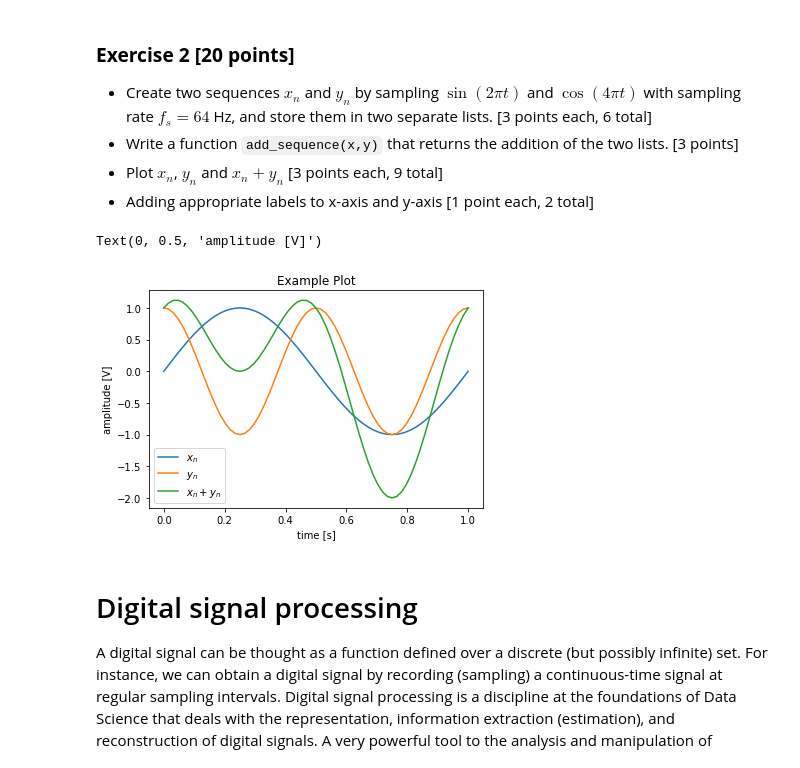
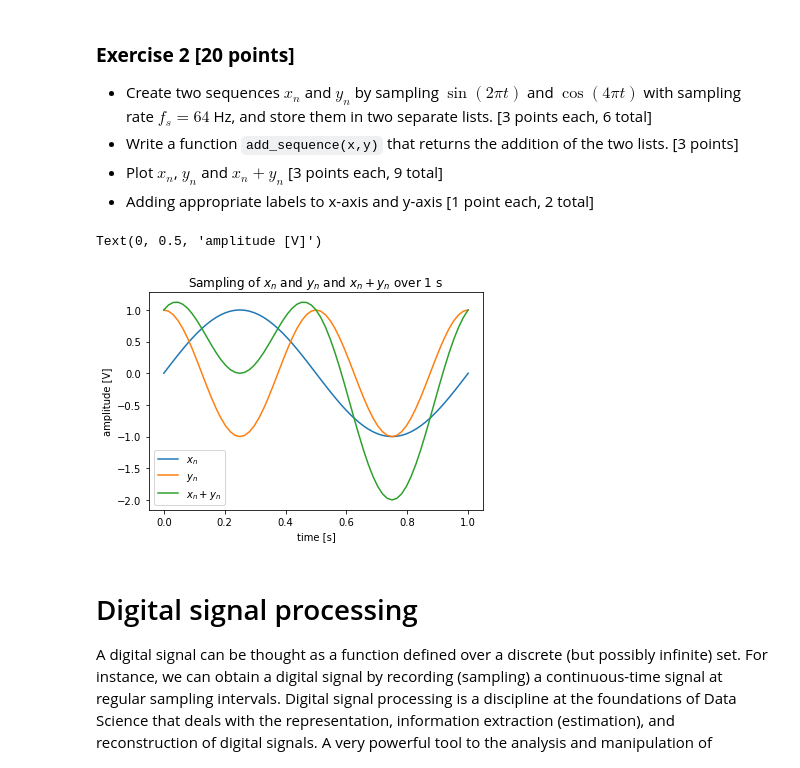
Before and after one commit to atang24/bmds, a Jupyter notebook: prelab1.ipynb, the cells around one changed output. Saved outputs shown, nothing was run; the diff lists cells and outputs as text; code cells hidden in the pictures.

```diff
--- a/prelab1.ipynb
+++ b/prelab1.ipynb
@@ -216,35 +216,35 @@ import matplotlib.pyplot as plt
 import numpy as np
 
 %matplotlib inline
 
 xn = []
 yn = []
 t = np.arange(65)
 fs = 64
 for i in range(65):
   xn.append(math.sin(math.pi*2*i*(1/fs)))
   yn.append(math.cos(math.pi*4*i*(1/fs)))
 
 def add_sequence(x,y):
   out = []
   for i in range(len(x)):
     out.append(x[i] + y[i])
   return out
 
 z = add_sequence(xn, yn)
 
 plt.plot(t/fs,xn,label="$x_n$")
 
 plt.plot(t/fs,yn,label="$y_n$")
 
 plt.plot(t/fs,z,label="$x_n + y_n$")
 plt.legend(loc = "lower left")
-plt.title('Example Plot')
+plt.title('Sampling of $x_n$ and $y_n$ and $x_n + y_n$ over 1 s')
 plt.xlabel('time [s]')
 plt.ylabel('amplitude [V]')
 # %% [output]
 Text(0, 0.5, 'amplitude [V]')
-[figure, old version]
+[figure, new version]
 # %% [markdown]
 # Digital signal processing
 A digital signal can be thought as a function defined over a discrete (but possibly infinite) set. For instance, we can obtain a digital signal by recording (sampling) a continuous-time signal at regular sampling intervals. Digital signal processing is a discipline at the foundations of Data Science that deals with the representation, information extraction (estimation), and reconstruction of digital signals. A very powerful tool to the analysis and manipulation of discrete signals is to use linear shift-invariant operators also called filters (see background notes on digital signal processing in the manual). We will get familiar to basic filtering operations using the `numpy` module.
```
Also changed, not shown: parts of 5 cells of this notebook.
